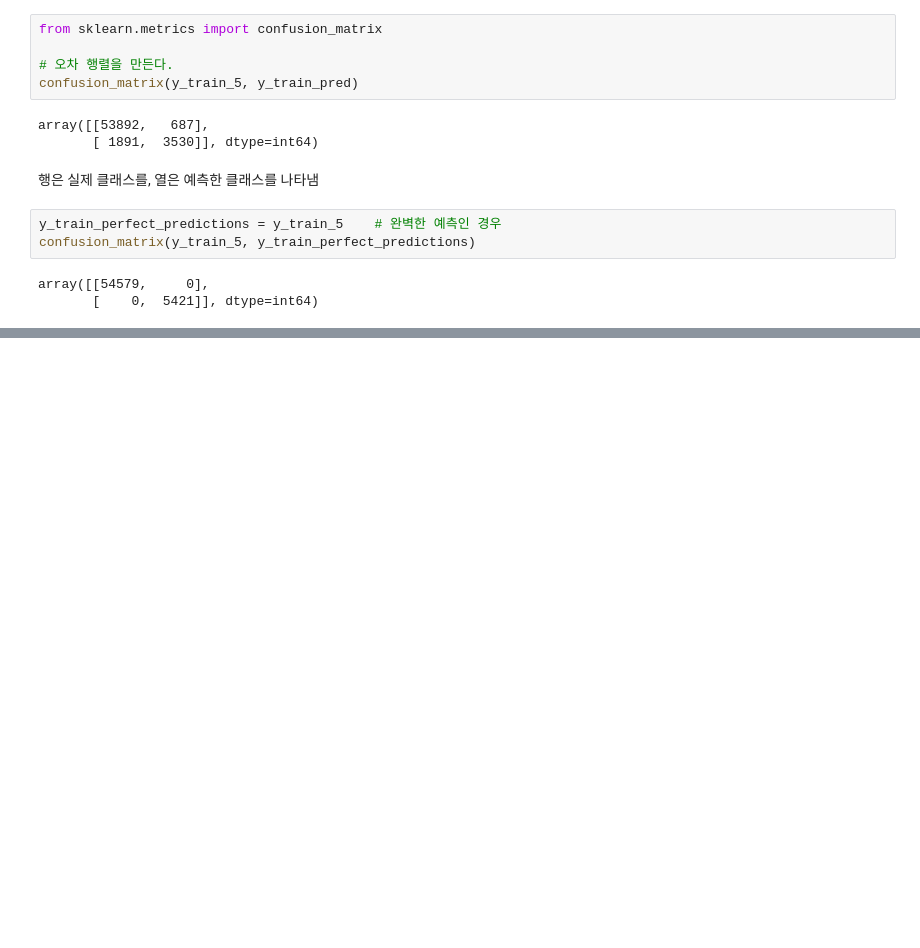
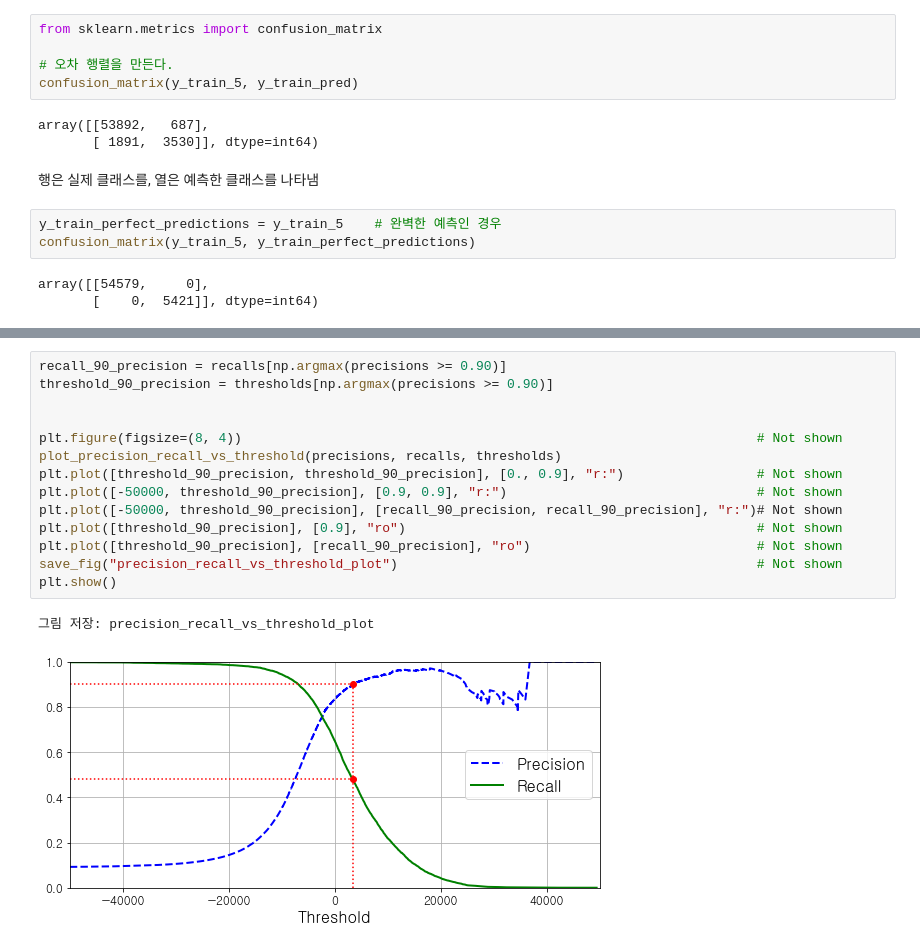
Before and after one commit to minjoon-choi/handson-ml2, a Jupyter notebook: 03_1_Classification.ipynb, the cells around one changed output, grey strips where cells are left out. Drawn from its saved outputs; the diff is of its cells as text; blank space fills up the shorter version.

```diff
--- a/03_1_Classification.ipynb
+++ b/03_1_Classification.ipynb
@@ -231,0 +330,17 @@ array([[54579,     0],
+# %%
+recall_90_precision = recalls[np.argmax(precisions >= 0.90)]
+threshold_90_precision = thresholds[np.argmax(precisions >= 0.90)]
+
+
+plt.figure(figsize=(8, 4))                                                                  # Not shown
+plot_precision_recall_vs_threshold(precisions, recalls, thresholds)
+plt.plot([threshold_90_precision, threshold_90_precision], [0., 0.9], "r:")                 # Not shown
+plt.plot([-50000, threshold_90_precision], [0.9, 0.9], "r:")                                # Not shown
+plt.plot([-50000, threshold_90_precision], [recall_90_precision, recall_90_precision], "r:")# Not shown
+plt.plot([threshold_90_precision], [0.9], "ro")                                             # Not shown
+plt.plot([threshold_90_precision], [recall_90_precision], "ro")                             # Not shown
+save_fig("precision_recall_vs_threshold_plot")                                              # Not shown
+plt.show()
+# %% [output]
+그림 저장: precision_recall_vs_threshold_plot
+[figure, added]
```
Also changed, not shown: parts of 36 cells of this notebook.
